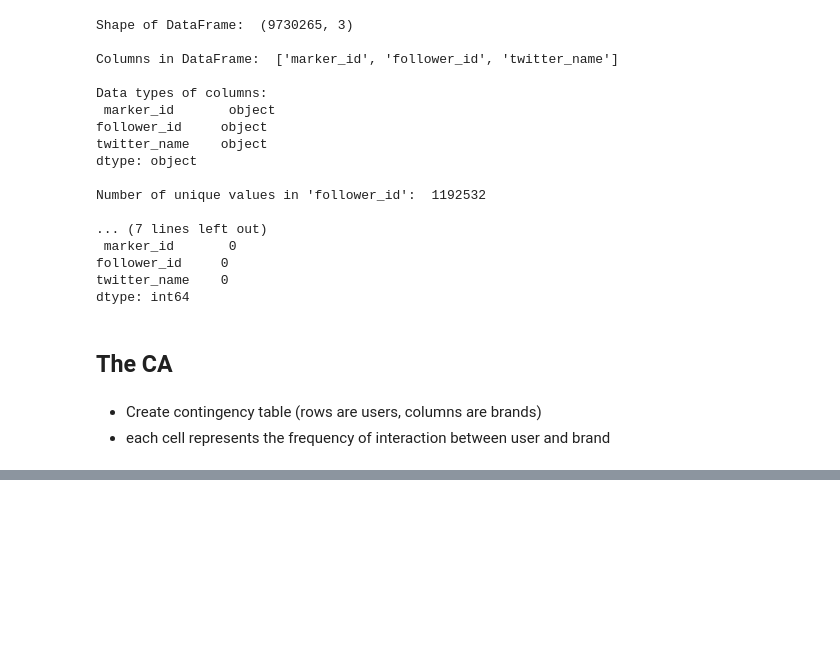
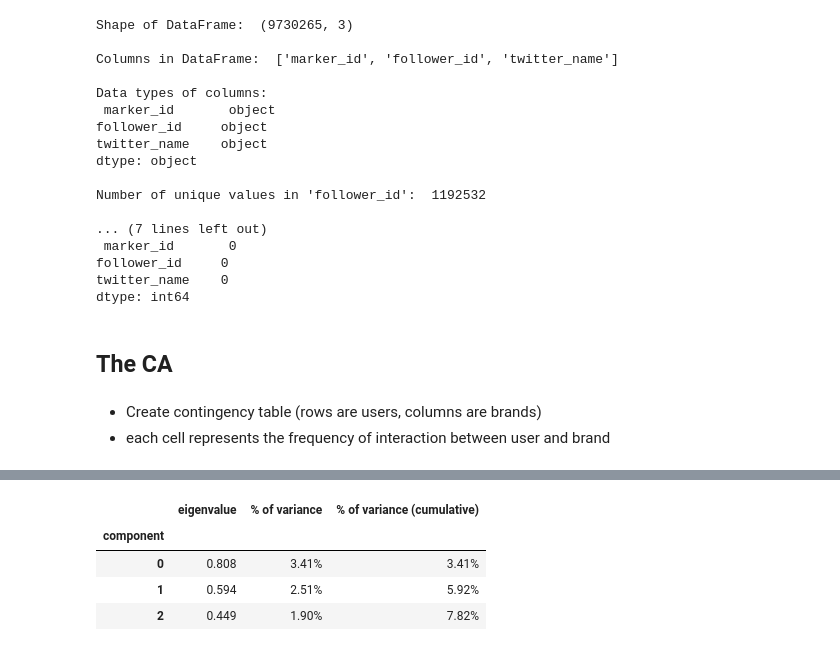
Before and after one commit to livtol99/Liv-Stage---FOCOS-Hand-Over, a Jupyter notebook: Code/Connectedness.ipynb, the cells around one changed output, grey strips where cells are left out. Saved outputs shown, nothing was run; the diff lists cells and outputs as text; code cells hidden in the pictures; blank space fills up the shorter version.

```diff
--- a/Code/Connectedness.ipynb
+++ b/Code/Connectedness.ipynb
@@ -324,0 +347,8 @@ print(duplicates)
+# %%
+ca.eigenvalues_summary
+# %% [output]
+|  | eigenvalue | % of variance | % of variance (cumulative) |
+| component |  |  |  |
+| 0 | 0.808 | 3.41% | 3.41% |
+| 1 | 0.594 | 2.51% | 5.92% |
+| 2 | 0.449 | 1.90% | 7.82% |
```
Also changed, not shown: parts of 10 cells of this notebook, 3 other files.
